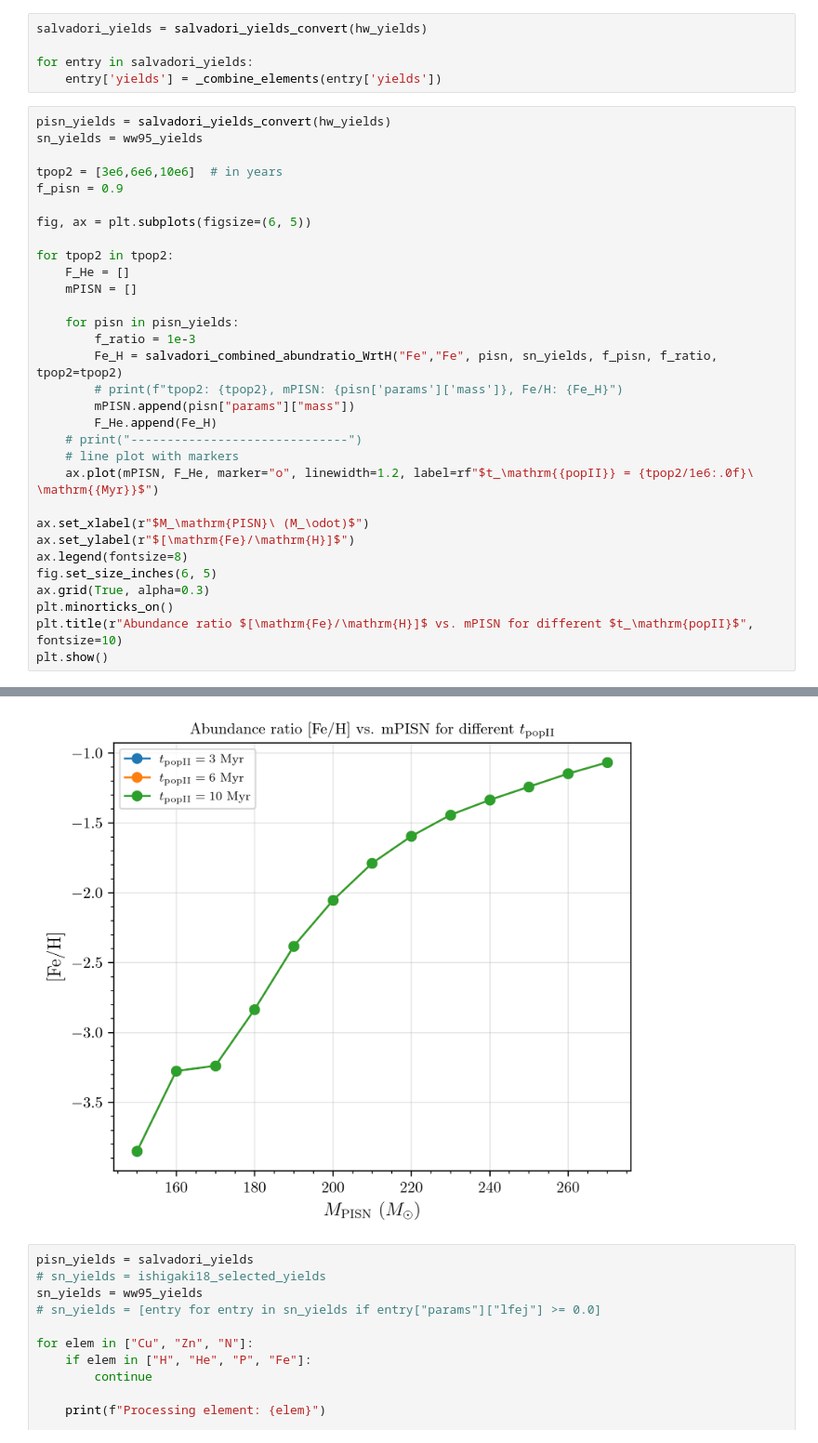
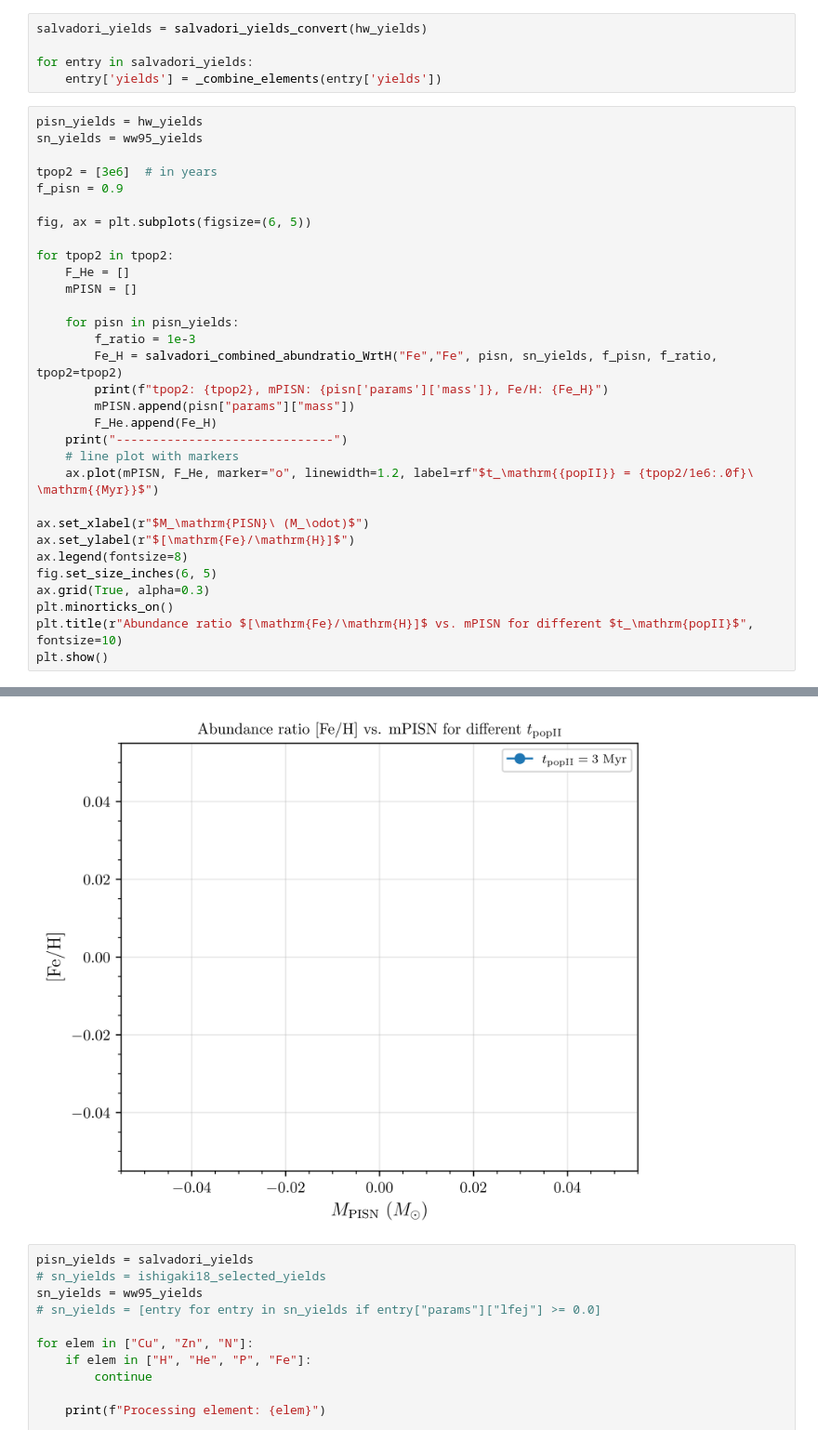
Before and after one commit to Darsh-A/mThesis-Refl, a Jupyter notebook: test.ipynb, the cells around one changed output, grey strips where cells are left out. Shown at 93% size. Cells and saved outputs as stored; diff of their text form.

```diff
--- a/test.ipynb
+++ b/test.ipynb
@@ -67,10 +70,10 @@ salvadori_yields = salvadori_yields_convert(hw_yields)
 for entry in salvadori_yields:
     entry['yields'] = _combine_elements(entry['yields'])
 # %%
-pisn_yields = salvadori_yields_convert(hw_yields)
+pisn_yields = hw_yields
 sn_yields = ww95_yields
 
-tpop2 = [3e6,6e6,10e6]  # in years
+tpop2 = [3e6]  # in years
 f_pisn = 0.9
 
 fig, ax = plt.subplots(figsize=(6, 5))
@@ -82,10 +85,10 @@ for tpop2 in tpop2:
     for pisn in pisn_yields:
         f_ratio = 1e-3
         Fe_H = salvadori_combined_abundratio_WrtH("Fe","Fe", pisn, sn_yields, f_pisn, f_ratio, tpop2=tpop2)
-        # print(f"tpop2: {tpop2}, mPISN: {pisn['params']['mass']}, Fe/H: {Fe_H}")
+        print(f"tpop2: {tpop2}, mPISN: {pisn['params']['mass']}, Fe/H: {Fe_H}")
         mPISN.append(pisn["params"]["mass"])
         F_He.append(Fe_H)
-    # print("------------------------------")
+    print("------------------------------")
     # line plot with markers
     ax.plot(mPISN, F_He, marker="o", linewidth=1.2, label=rf"$t_\mathrm{{popII}} = {tpop2/1e6:.0f}\ \mathrm{{Myr}}$")
 
@@ -118,4 +121,4 @@ m_popII: 7.152108994592639, tpop2: 10000000.0, Z_star: 1.743671904074086e-06
-[figure, old version]
+[figure, new version]
 # %%
 pisn_yields = salvadori_yields
 # sn_yields = ishigaki18_selected_yields
```
Also changed, not shown: parts of 3 cells of this notebook, 1 other file.
